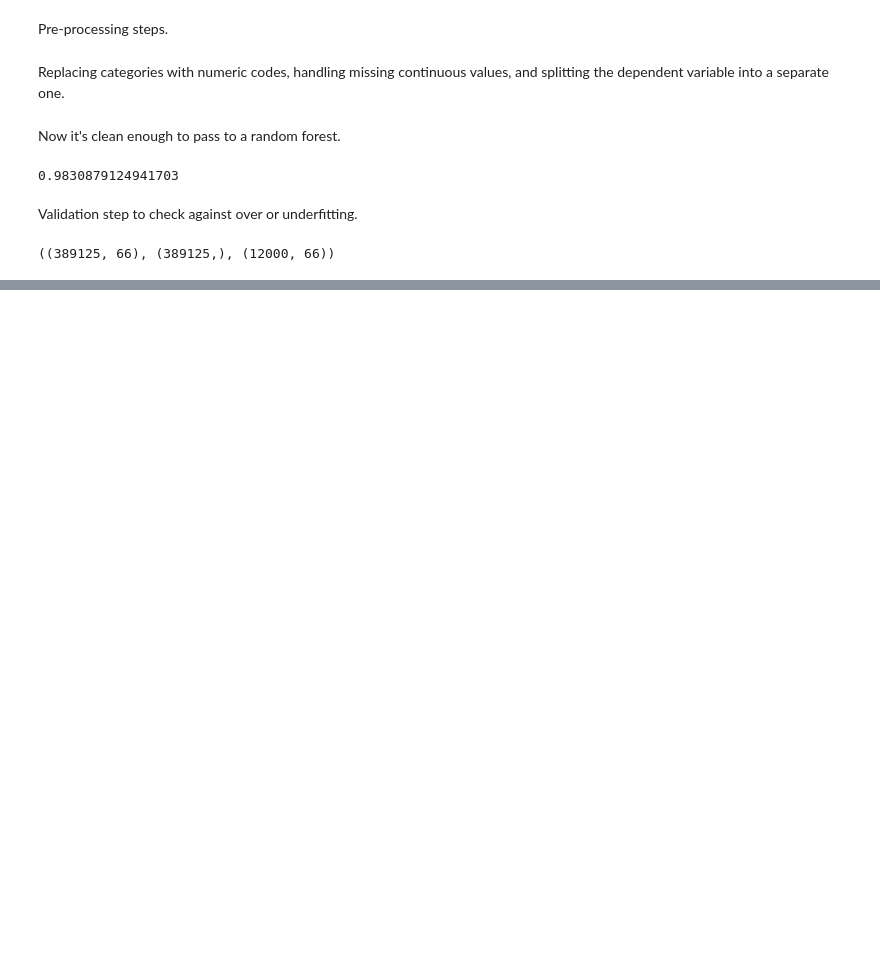
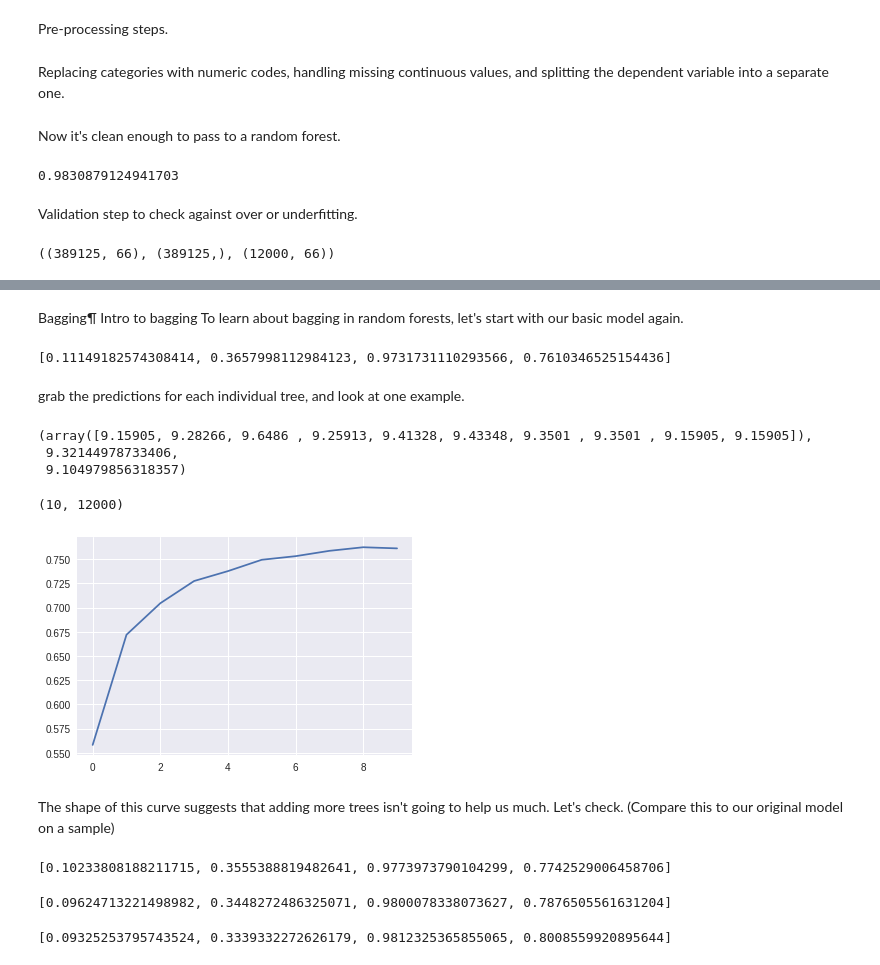
Before and after one commit to jtneumann/MLwork, a Jupyter notebook: fastai/ml1/Bulldozer_3_21_19.ipynb, the cells around one changed output, grey strips where cells are left out. Drawn from its saved outputs; the diff is of its cells as text; code cells hidden in the pictures; blank space fills up the shorter version.

```diff
--- a/fastai/ml1/Bulldozer_3_21_19.ipynb
+++ b/fastai/ml1/Bulldozer_3_21_19.ipynb
@@ -218,0 +257,4 @@ X_train.shape, y_train.shape, X_valid.shape
+# %%
+m = RandomForestRegressor(n_estimators=1, max_depth=3, bootstrap=False, n_jobs=-1)
+m.fit(X_train, y_train)
+print_score(m)
@@ -218,0 +270,4 @@ X_train.shape, y_train.shape, X_valid.shape
+# %%
+m = RandomForestRegressor(n_estimators=1, bootstrap=False, n_jobs=-1)
+m.fit(X_train, y_train)
+print_score(m)
@@ -218,0 +278,50 @@ X_train.shape, y_train.shape, X_valid.shape
+# %% [markdown]
+
+Bagging¶
+Intro to bagging
+To learn about bagging in random forests, let's start with our basic model again.
+# %%
+
+m = RandomForestRegressor(n_jobs=-1)
+m.fit(X_train, y_train)
+print_score(m)
+# %% [output]
+[0.11149182574308414, 0.3657998112984123, 0.9731731110293566, 0.7610346525154436]
+# %% [markdown]
+grab the predictions for each individual tree, and look at one example.
+# %%
+preds = np.stack([t.predict(X_valid) for t in m.estimators_])
+preds[:,0], np.mean(preds[:,0]), y_valid[0]
+# %% [output]
+(array([9.15905, 9.28266, 9.6486 , 9.25913, 9.41328, 9.43348, 9.3501 , 9.3501 , 9.15905, 9.15905]),
+ 9.32144978733406,
+ 9.104979856318357)
+# %%
+preds.shape
+# %% [output]
+(10, 12000)
+# %%
+plt.plot([metrics.r2_score(y_valid, np.mean(preds[:i+1], axis=0)) for i in range(10)]);
+# %% [output]
+[figure, added]
+# %% [markdown]
+The shape of this curve suggests that adding more trees isn't going to help us much. Let's check. (Compare this to our original model on a sample)
+# %%
+m = RandomForestRegressor(n_estimators=20, n_jobs=-1)
+m.fit(X_train, y_train)
+print_score(m)
+# %% [output]
+[0.10233808188211715, 0.3555388819482641, 0.9773973790104299, 0.7742529006458706]
+# %%
+
+m = RandomForestRegressor(n_estimators=40, n_jobs=-1)
+m.fit(X_train, y_train)
+print_score(m)
+# %% [output]
+[0.09624713221498982, 0.3448272486325071, 0.9800078338073627, 0.7876505561631204]
+# %%
+m = RandomForestRegressor(n_estimators=80, n_jobs=-1)
+m.fit(X_train, y_train)
+print_score(m)
+# %% [output]
+[0.09325253795743524, 0.3339332272626179, 0.9812325365855065, 0.8008559920895644]
```
Also changed, not shown: parts of 36 cells of this notebook.
